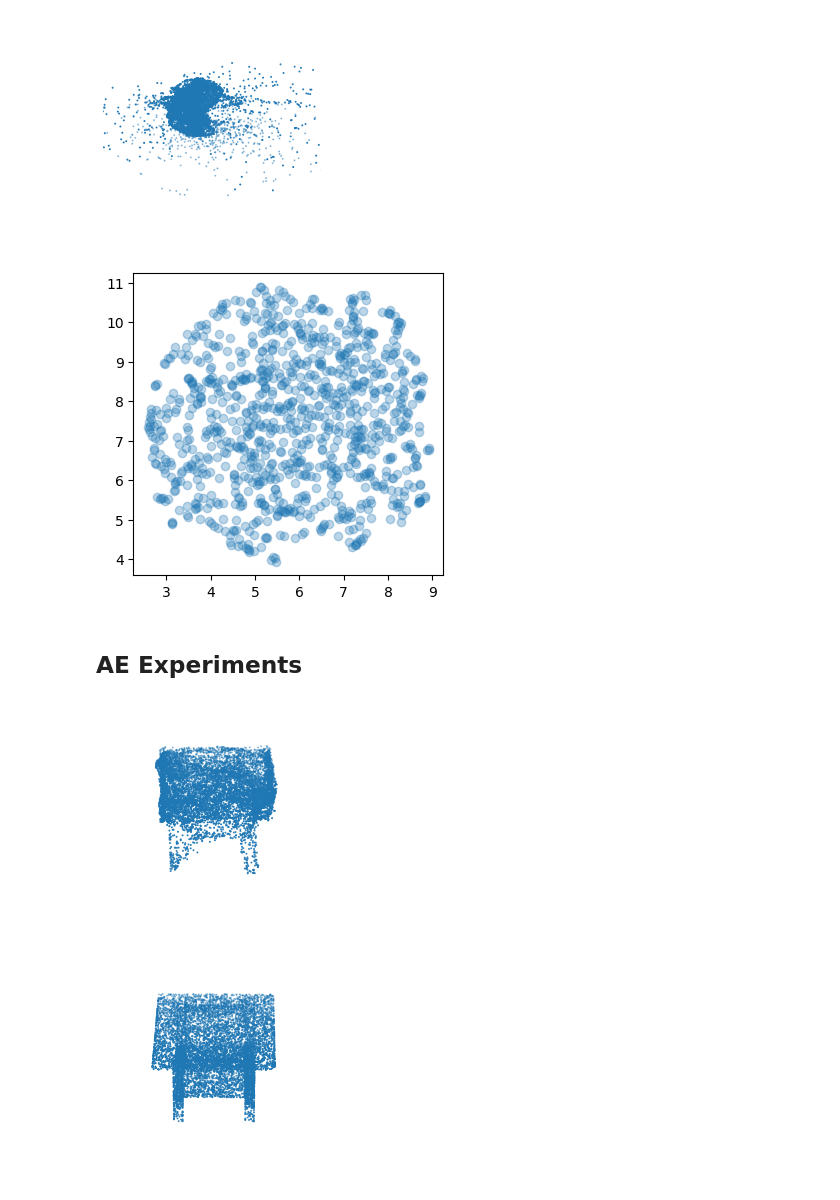
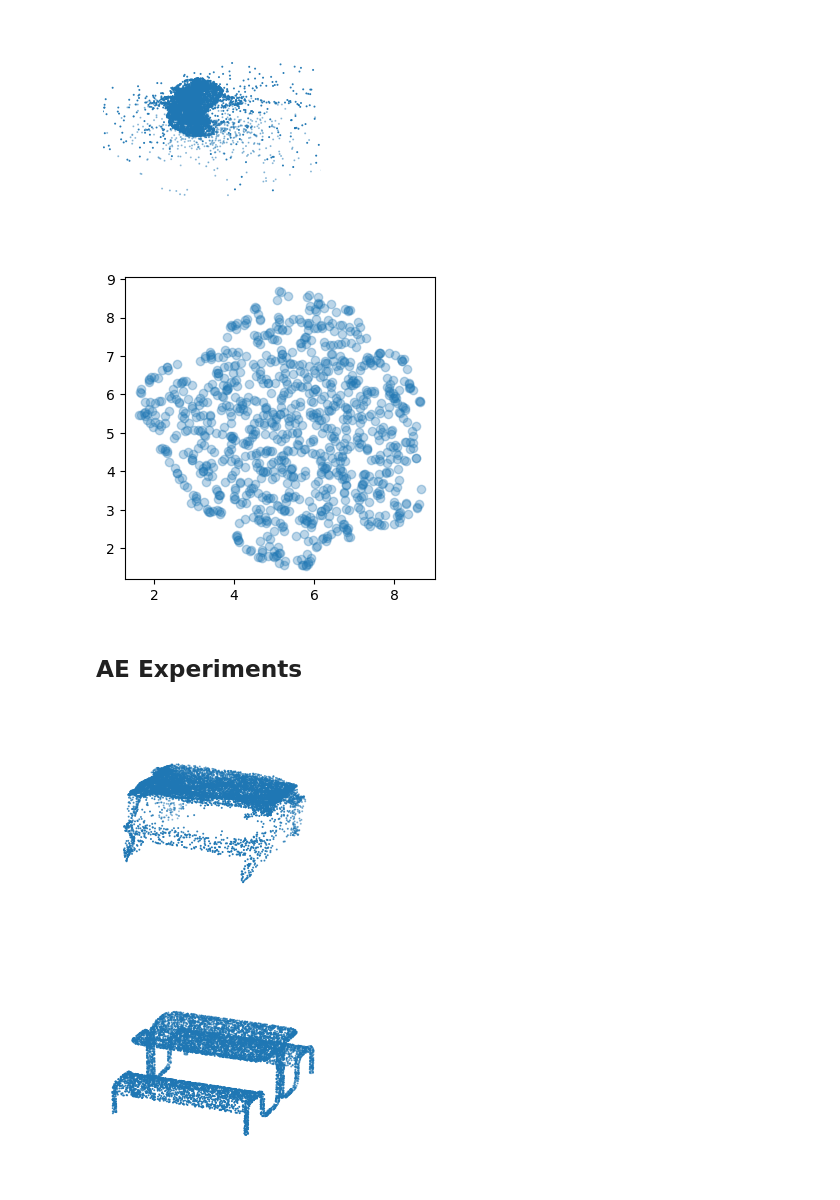
Before and after one commit to charleslin4/3d-recon, a Jupyter notebook: notebooks/experiments.ipynb, the cells around one changed output. Saved outputs shown, nothing was run; the diff lists cells and outputs as text; code cells hidden in the pictures.

Commit message:
rendered point clouds of the same input image for comparison

```diff
--- a/notebooks/experiments.ipynb
+++ b/notebooks/experiments.ipynb
@@ -164,10 +159,10 @@ render_ptcld(ptcld_sample, K[:1], os.path.join(results_dir, 'sampled_ptclds_img_
 # %%
 ### Plot latent space projected onto 2D ###
 
-embed = torch.load(os.path.join(samples_dir, 'vae_latents_2021-06-01.22-46-44.pt'))
+embed = torch.load(os.path.join(samples_dir, 'vae_latents_2021-06-02.03-34-16.pt'))
 plot_embeddings(embed, results_dir)
 # %% [output]
-[figure, old version]
+[figure, new version]
 # %% [markdown]
 ## <b>AE Experiments<b>
 # %%
@@ -175,13 +170,13 @@ results_dir = '/home/carolinechoi/3d-recon/outputs/2021-05-29/23-34-32/results'
 # %%
 ### Render point clouds generated from images ###
 
-ptcld = torch.load(os.path.join(results_dir, 'ptcld_02828884-d673c7ec4a08aa6db6f5e7b313e4eaae-16_0.pt'))[:1]
-save_file1 = os.path.join(results_dir, 'ptcld_02828884-d673c7ec4a08aa6db6f5e7b313e4eaae-16_0.png')
-ptcld_gt = torch.load(os.path.join(results_dir, 'ptcld_gt_02828884-d673c7ec4a08aa6db6f5e7b313e4eaae-16_0.pt'))[:1]
-save_file2 = os.path.join(results_dir, 'ptcld_gt_02828884-d673c7ec4a08aa6db6f5e7b313e4eaae-16_0.png')
+ptcld = torch.load(os.path.join(results_dir, 'ptcld_02828884-f60378083ea9b7fa5e14e00a99d44acb-00_0.pt'))[:1]
+save_file1 = os.path.join(results_dir, 'ptcld_02828884-f60378083ea9b7fa5e14e00a99d44acb-00_0.png')
+ptcld_gt = torch.load(os.path.join(results_dir, 'ptcld_gt_02828884-f60378083ea9b7fa5e14e00a99d44acb-00_0.pt'))[:1]
+save_file2 = os.path.join(results_dir, 'ptcld_gt_02828884-f60378083ea9b7fa5e14e00a99d44acb-00_0.png')
 
 render_ptcld(ptcld, K[:1], save_file1)
 render_ptcld(ptcld_gt, K[:1], save_file2)
 # %% [output]
-[figure, old version]
+[figure, new version]
-[figure, old version]
+[figure, new version]
```
Also changed, not shown: parts of 6 cells of this notebook, 2 other files.
